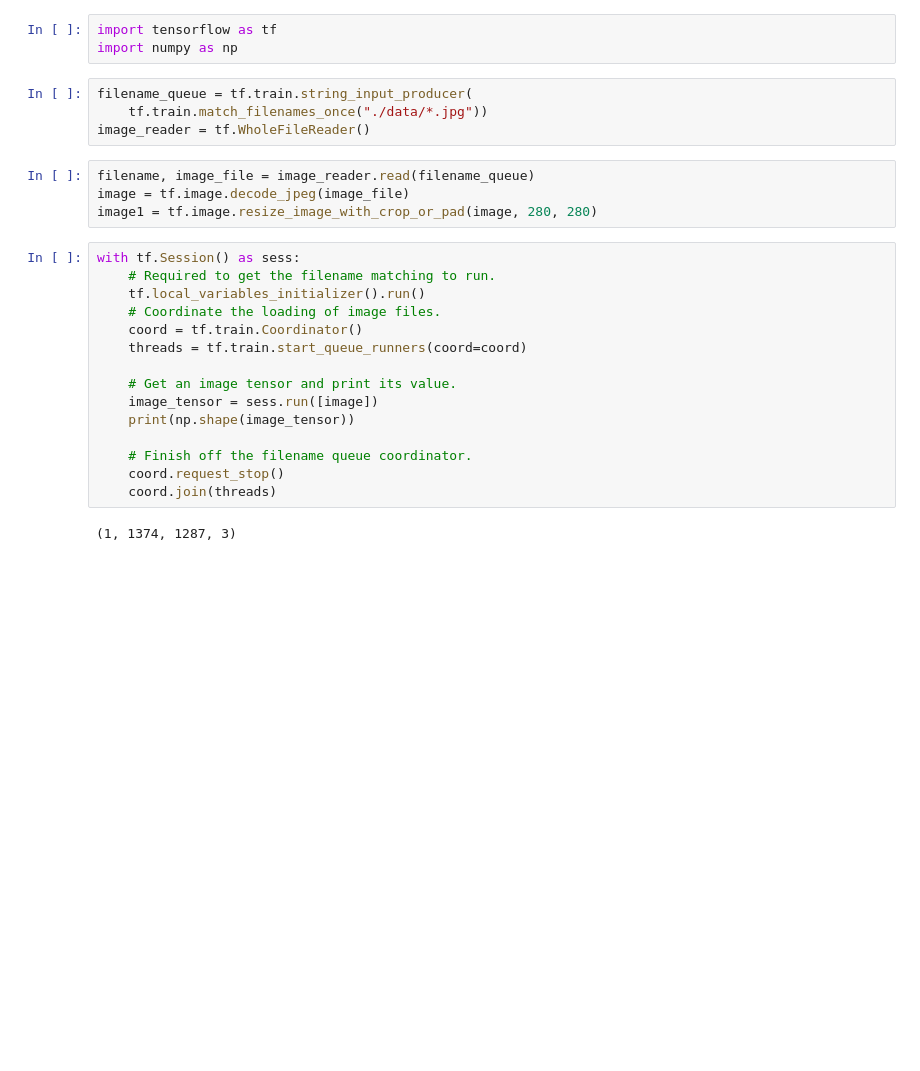
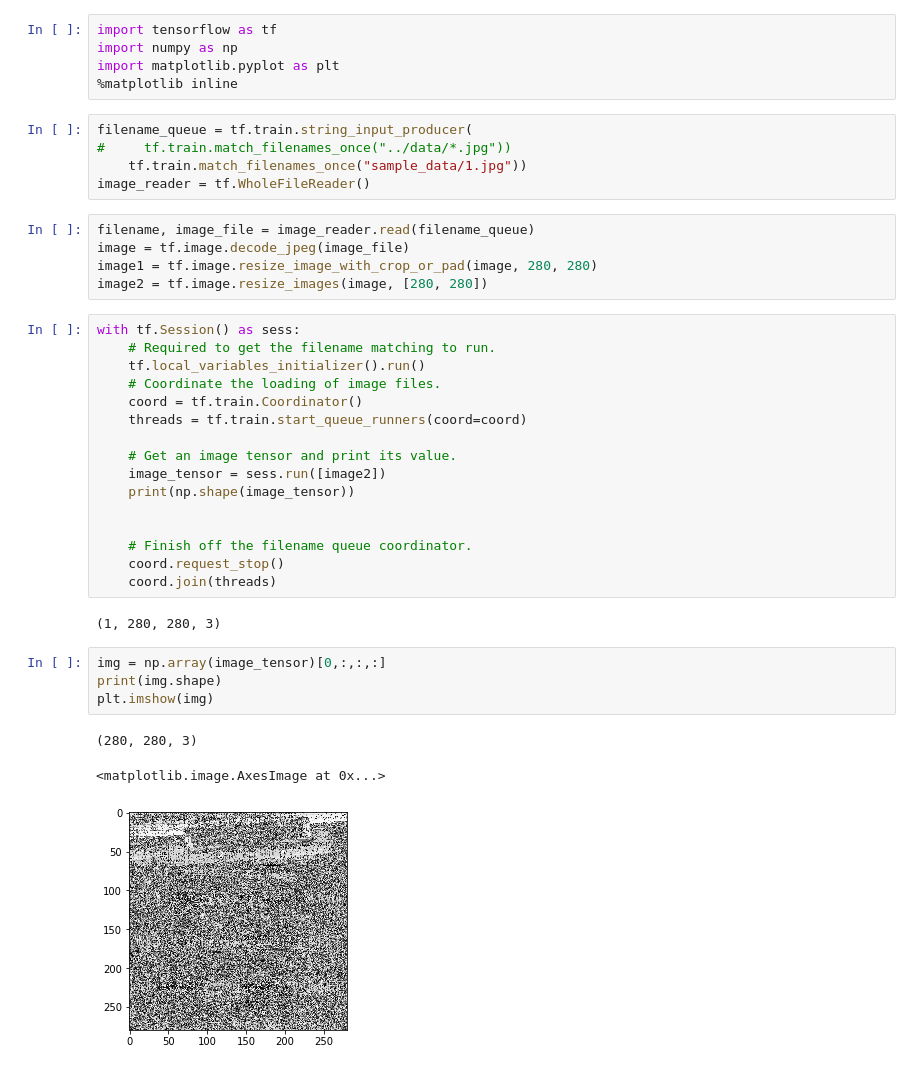
Before and after one commit to zyang96/RobotComp, a Jupyter notebook: Jiba.ipynb, the cells around one changed output. Drawn from its saved outputs; the diff is of its cells as text; blank space fills up the shorter version.

```diff
--- a/Jiba.ipynb
+++ b/Jiba.ipynb
@@ -1,14 +1,18 @@
 # %%
 import tensorflow as tf
 import numpy as np
+import matplotlib.pyplot as plt
+%matplotlib inline
 # %%
 filename_queue = tf.train.string_input_producer(
-    tf.train.match_filenames_once("./data/*.jpg"))
+#     tf.train.match_filenames_once("../data/*.jpg"))
+    tf.train.match_filenames_once("sample_data/1.jpg"))
 image_reader = tf.WholeFileReader()
 # %%
 filename, image_file = image_reader.read(filename_queue)
 image = tf.image.decode_jpeg(image_file)
 image1 = tf.image.resize_image_with_crop_or_pad(image, 280, 280)
+image2 = tf.image.resize_images(image, [280, 280])
 # %%
 with tf.Session() as sess:
     # Required to get the filename matching to run.
@@ -18,11 +22,20 @@ with tf.Session() as sess:
     threads = tf.train.start_queue_runners(coord=coord)
 
     # Get an image tensor and print its value.
-    image_tensor = sess.run([image])
+    image_tensor = sess.run([image2])
     print(np.shape(image_tensor))
+
 
     # Finish off the filename queue coordinator.
     coord.request_stop()
     coord.join(threads)
 # %% [output]
-(1, 1374, 1287, 3)
+(1, 280, 280, 3)
+# %%
+img = np.array(image_tensor)[0,:,:,:]
+print(img.shape)
+plt.imshow(img)
+# %% [output]
+(280, 280, 3)
+<matplotlib.image.AxesImage at 0x...>
+[figure, added]
```
Also changed, not shown: 16 other files.
